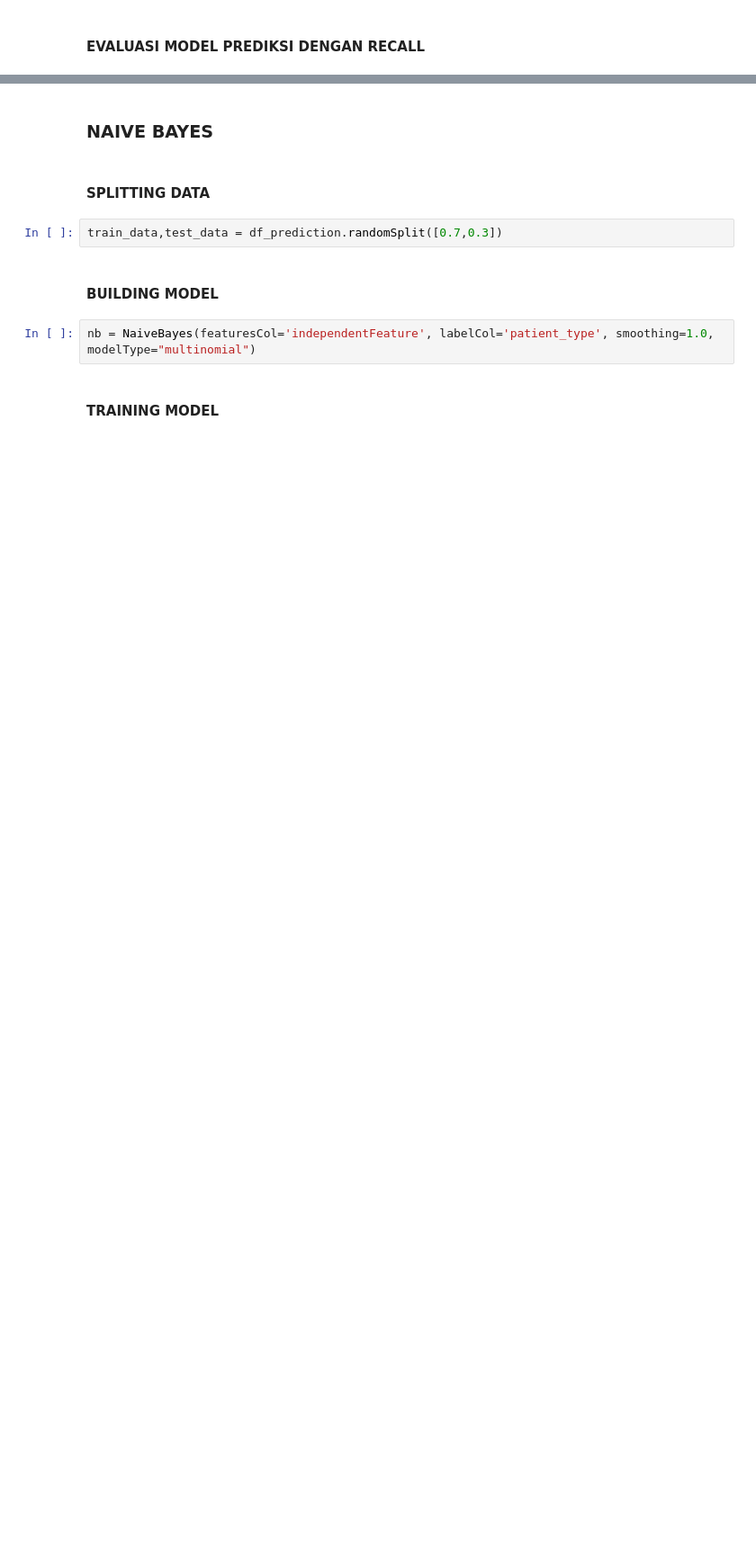
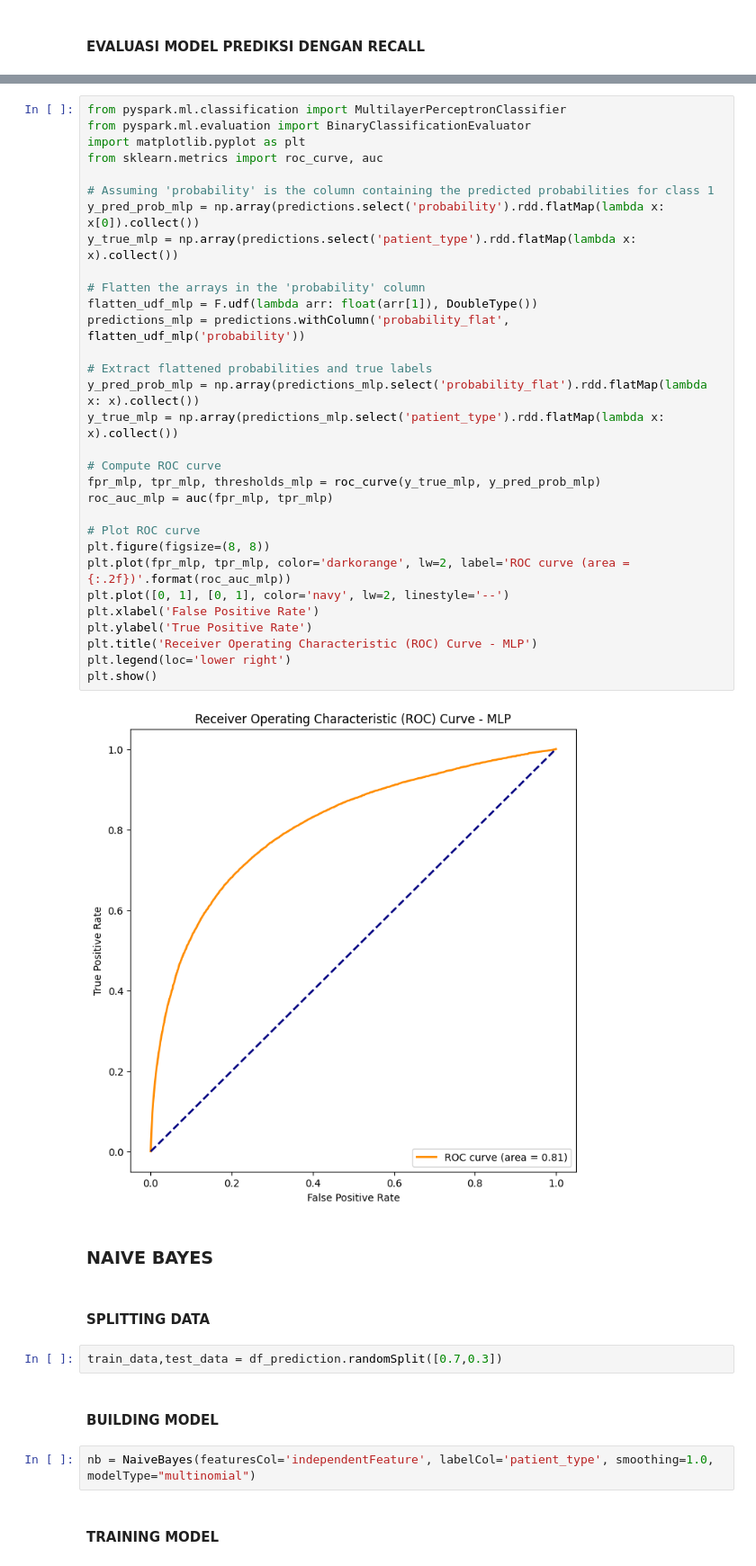
Before and after one commit to HaikalRFadhilahh/fp-bdpal, a Jupyter notebook: FINAL_PROJECT_BIG_DATA_PREDICTIVE_ANALYTICS_LANJUT.ipynb, the cells around one changed output, grey strips where cells are left out. Shown at 90% size. Cells and saved outputs as stored; diff of their text form; blank space fills up the shorter version.

```diff
--- a/FINAL_PROJECT_BIG_DATA_PREDICTIVE_ANALYTICS_LANJUT.ipynb
+++ b/FINAL_PROJECT_BIG_DATA_PREDICTIVE_ANALYTICS_LANJUT.ipynb
@@ -492,3 +565,36 @@ Nilai Accuracy Model Random Forest : 82.66%
+# %%
+from pyspark.ml.classification import MultilayerPerceptronClassifier
+from pyspark.ml.evaluation import BinaryClassificationEvaluator
+import matplotlib.pyplot as plt
+from sklearn.metrics import roc_curve, auc
+
+# Assuming 'probability' is the column containing the predicted probabilities for class 1
+y_pred_prob_mlp = np.array(predictions.select('probability').rdd.flatMap(lambda x: x[0]).collect())
+y_true_mlp = np.array(predictions.select('patient_type').rdd.flatMap(lambda x: x).collect())
+
+# Flatten the arrays in the 'probability' column
+flatten_udf_mlp = F.udf(lambda arr: float(arr[1]), DoubleType())
+predictions_mlp = predictions.withColumn('probability_flat', flatten_udf_mlp('probability'))
+
+# Extract flattened probabilities and true labels
+y_pred_prob_mlp = np.array(predictions_mlp.select('probability_flat').rdd.flatMap(lambda x: x).collect())
+y_true_mlp = np.array(predictions_mlp.select('patient_type').rdd.flatMap(lambda x: x).collect())
+
+# Compute ROC curve
+fpr_mlp, tpr_mlp, thresholds_mlp = roc_curve(y_true_mlp, y_pred_prob_mlp)
+roc_auc_mlp = auc(fpr_mlp, tpr_mlp)
+
+# Plot ROC curve
+plt.figure(figsize=(8, 8))
+plt.plot(fpr_mlp, tpr_mlp, color='darkorange', lw=2, label='ROC curve (area = {:.2f})'.format(roc_auc_mlp))
+plt.plot([0, 1], [0, 1], color='navy', lw=2, linestyle='--')
+plt.xlabel('False Positive Rate')
+plt.ylabel('True Positive Rate')
+plt.title('Receiver Operating Characteristic (ROC) Curve - MLP')
+plt.legend(loc='lower right')
+plt.show()
+# %% [output]
+[figure, added]
 # %% [markdown]
 <h3><b>NAIVE BAYES</b></h3>
 # %% [markdown]
```
Also changed, not shown: parts of 51 cells of this notebook.
